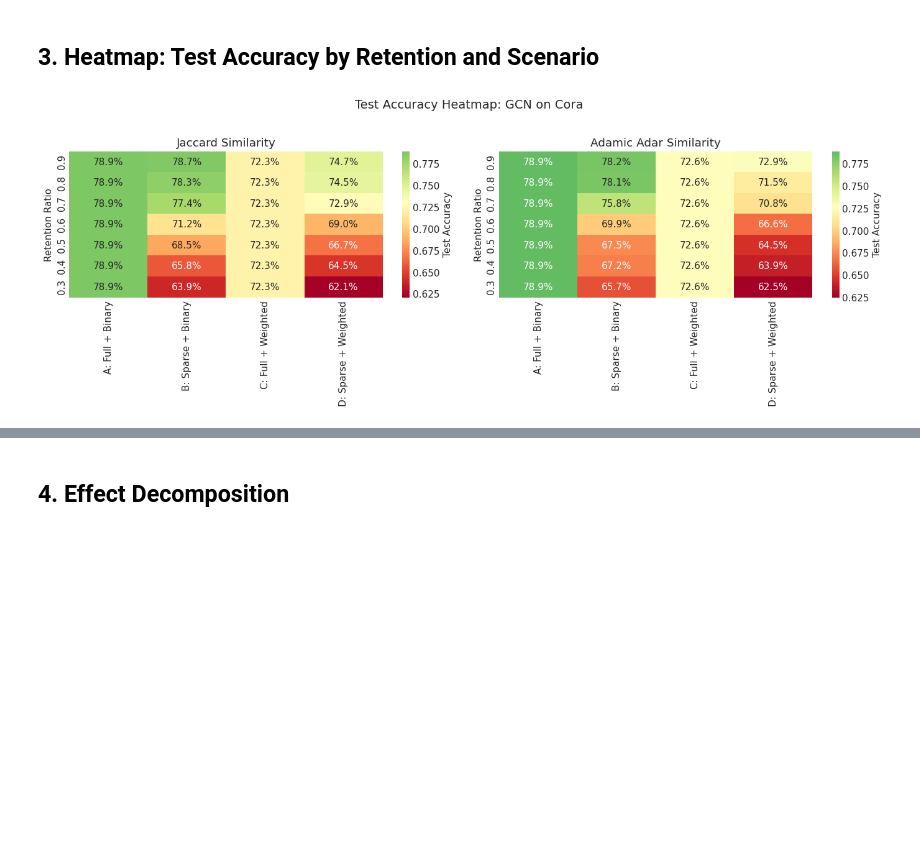
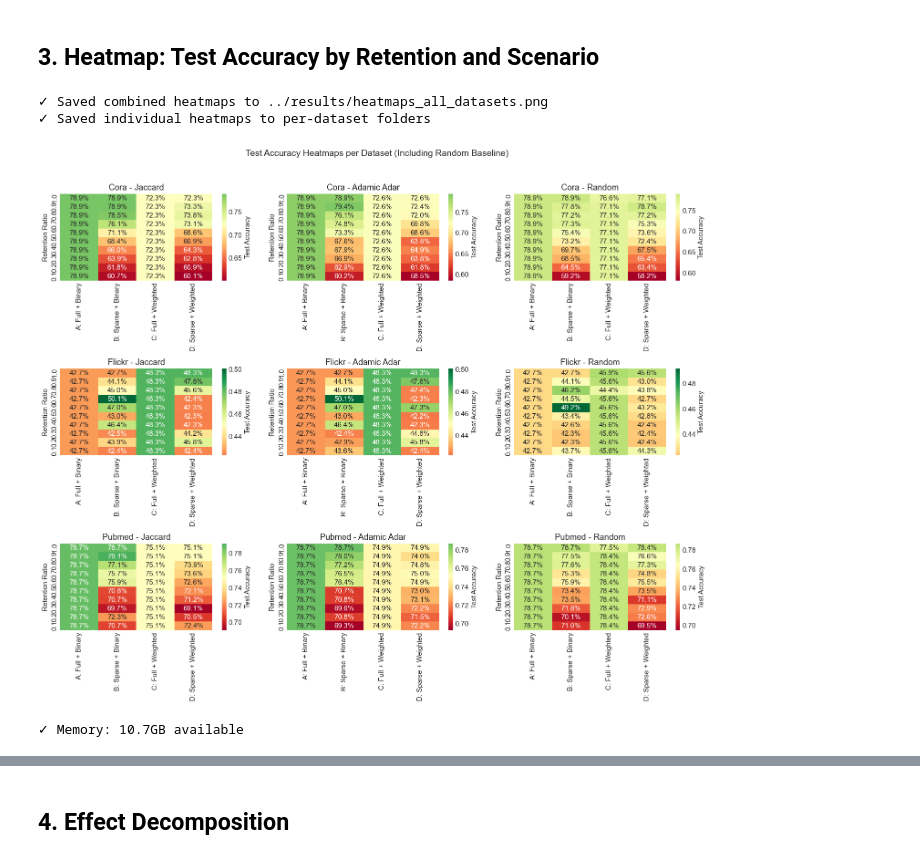
Before and after one commit to ilias-laoukili/gnn-sparsification-research, a Jupyter notebook: notebooks/exploratory/04_Result_Analysis_and_Visualization.ipynb, the cells around one changed output, grey strips where cells are left out. Drawn from its saved outputs; the diff is of its cells as text; code cells hidden in the pictures; blank space fills up the shorter version.

```diff
--- a/notebooks/exploratory/04_Result_Analysis_and_Visualization.ipynb
+++ b/notebooks/exploratory/04_Result_Analysis_and_Visualization.ipynb
@@ -42,16 +335,0 @@ Nodes: 2,708, Edges: 10,556
-# %%
-study = AblationStudy(
-    data=data,
-    num_features=num_features,
-    num_classes=num_classes,
-    device=DEVICE,
-)
-
-all_results_df = study.run_multi_config_study(
-    model_names=["gcn"],
-    metrics=["jaccard", "adamic_adar"],
-    retention_ratios=[0.9, 0.8, 0.7, 0.6, 0.5, 0.4, 0.3],
-    hidden_channels=64,
-    epochs=200,
-    patience=20,
-)
@@ -157,4 +439,0 @@ Running D: Sparse + Weighted...
-# %%
-df = all_results_df.copy()
-df["Metric"] = df["Metric"].str.replace("_", " ").str.title()
-df.head(12)
@@ -175,28 +481,33 @@ df.head(12)
 # %% [markdown]
 ## 3. Heatmap: Test Accuracy by Retention and Scenario
 # %%
-fig, axes = plt.subplots(1, 2, figsize=(14, 5))
+# Generate heatmaps using reusable function
+unique_datasets = sorted(df["Dataset"].unique())
 
-for idx, metric in enumerate(["Jaccard", "Adamic Adar"]):
-    metric_df = df[df["Metric"] == metric]
-    pivot = metric_df.pivot(index="Retention", columns="Scenario", values="Accuracy")
-    pivot = pivot.sort_index(ascending=False)
+fig = generate_and_save_plots(
+    df=df,
+    datasets=unique_datasets,
+    metrics=METRIC_LABELS,
+    plot_func=plot_heatmap_for_dataset_metric,
+    filename_template="heatmap_{dataset}_{metric}.png",
+    combined_title="Test Accuracy Heatmaps per Dataset (Including Random Baseline)",
+    results_root=RESULTS_ROOT
+)
 
-    sns.heatmap(
-        pivot,
-        annot=True,
-        fmt=".1%",
-        cmap="RdYlGn",
-        center=pivot.values.mean(),
-        ax=axes[idx],
-        cbar_kws={"label": "Test Accuracy"},
-    )
-    axes[idx].set_title(f"{metric} Similarity")
-    axes[idx].set_xlabel("")
-    axes[idx].set_ylabel("Retention Ratio")
+# Save combined figure
+save_figure(fig, RESULTS_ROOT / "heatmaps_all_datasets.png")
+print(f"✓ Saved combined heatmaps to {RESULTS_ROOT / 'heatmaps_all_datasets.png'}")
+print(f"✓ Saved individual heatmaps to per-dataset folders")
 
-plt.suptitle("Test Accuracy Heatmap: GCN on Cora", fontsize=14, y=1.02)
-plt.tight_layout()
 plt.show()
 # %% [output]
+✓ Saved combined heatmaps to ../results/heatmaps_all_datasets.png
+✓ Saved individual heatmaps to per-dataset folders
-[figure, old version]
+[figure, new version]
+# %%
+plt.close('all')
+gc.collect()
+mem = psutil.virtual_memory()
+print(f"✓ Memory: {mem.available / 1e9:.1f}GB available")
+# %% [output]
+✓ Memory: 10.7GB available
```
Also changed, not shown: parts of 46 cells of this notebook, 19 other files.
